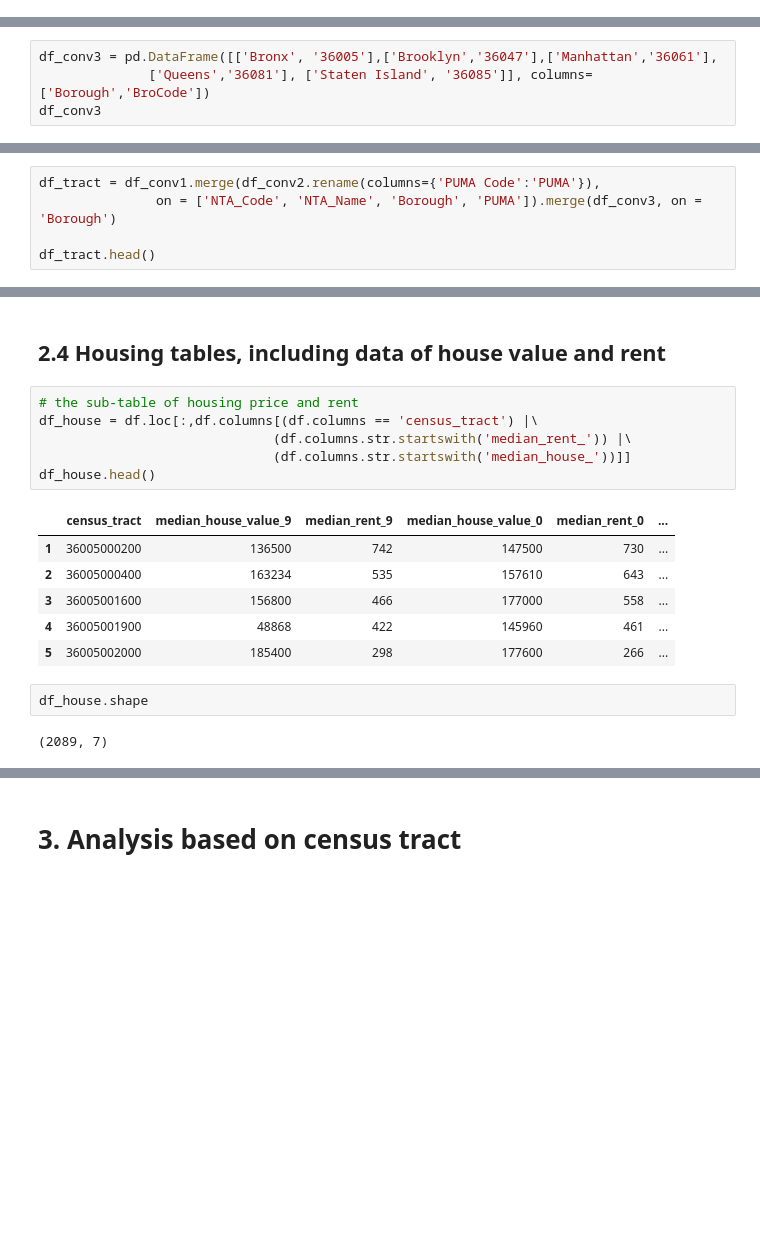
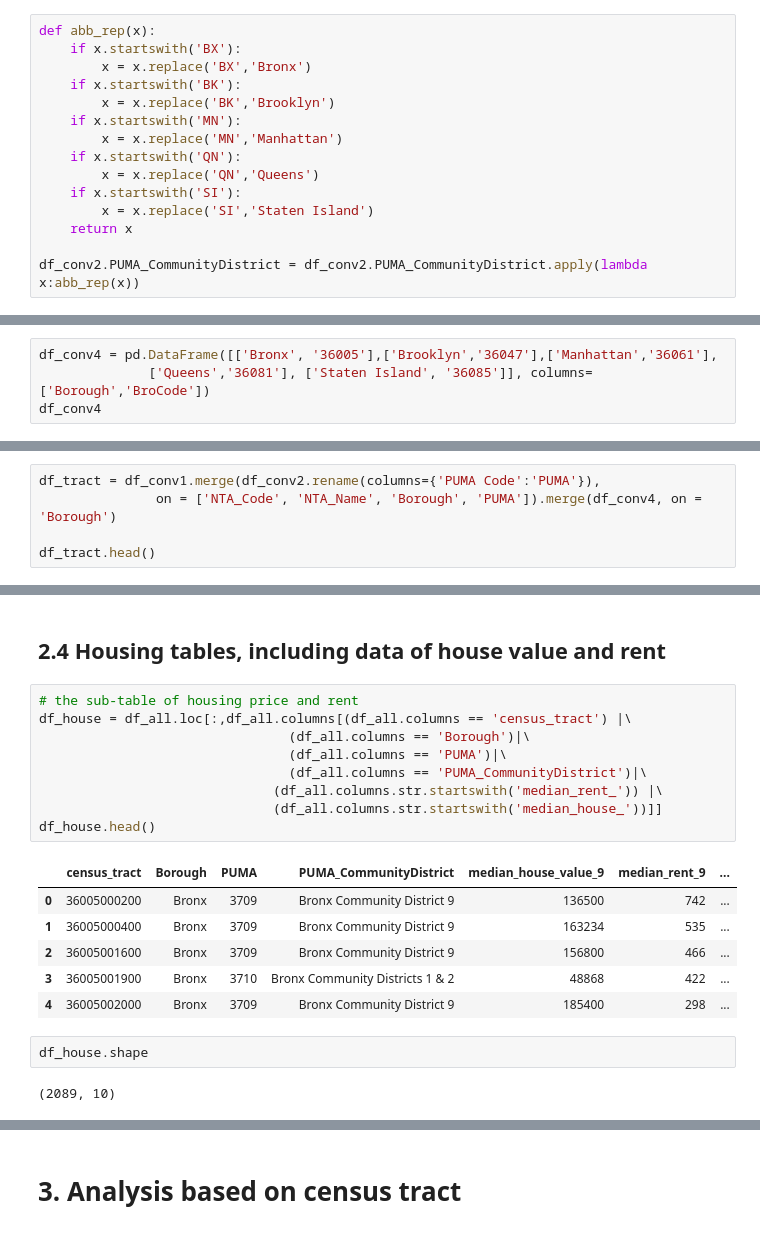
Before and after one commit to picniclin/NYC_yl5240, a Jupyter notebook: NYC_housing_and_income.ipynb, the cells around one changed output, grey strips where cells are left out. Saved outputs shown, nothing was run; the diff lists cells and outputs as text; blank space fills up the shorter version.

```diff
--- a/NYC_housing_and_income.ipynb
+++ b/NYC_housing_and_income.ipynb
@@ -175,0 +202,15 @@ len(df_conv1), len(df_conv2)
+# %%
+def abb_rep(x):
+    if x.startswith('BX'):
+        x = x.replace('BX','Bronx')
+    if x.startswith('BK'):
+        x = x.replace('BK','Brooklyn')
+    if x.startswith('MN'):
+        x = x.replace('MN','Manhattan')
+    if x.startswith('QN'):
+        x = x.replace('QN','Queens')
+    if x.startswith('SI'):
+        x = x.replace('SI','Staten Island')
+    return x
+
+df_conv2.PUMA_CommunityDistrict = df_conv2.PUMA_CommunityDistrict.apply(lambda x:abb_rep(x))
@@ -198,7 +246,7 @@ df_PUMA
 # %%
-df_conv3 = pd.DataFrame([['Bronx', '36005'],['Brooklyn','36047'],['Manhattan','36061'],
+df_conv4 = pd.DataFrame([['Bronx', '36005'],['Brooklyn','36047'],['Manhattan','36061'],
               ['Queens','36081'], ['Staten Island', '36085']], columns=['Borough','BroCode'])
-df_conv3
+df_conv4
 # %% [output]
 |  | Borough | BroCode |
 | 0 | Bronx | 36005 |
@@ -208,7 +256,7 @@ df_conv3
 | 4 | Staten Island | 36085 |
 # %%
 df_tract = df_conv1.merge(df_conv2.rename(columns={'PUMA Code':'PUMA'}),
-               on = ['NTA_Code', 'NTA_Name', 'Borough', 'PUMA']).merge(df_conv3, on = 'Borough')
+               on = ['NTA_Code', 'NTA_Name', 'Borough', 'PUMA']).merge(df_conv4, on = 'Borough')
 
 df_tract.head()
 # %% [output]
@@ -411,21 +471,24 @@ df_family_income_1990.head()
 ## 2.4 Housing tables, including data of house value and rent
 # %%
 # the sub-table of housing price and rent
-df_house = df.loc[:,df.columns[(df.columns == 'census_tract') |\
-                              (df.columns.str.startswith('median_rent_')) |\
-                              (df.columns.str.startswith('median_house_'))]]
+df_house = df_all.loc[:,df_all.columns[(df_all.columns == 'census_tract') |\
+                                (df_all.columns == 'Borough')|\
+                                (df_all.columns == 'PUMA')|\
+                                (df_all.columns == 'PUMA_CommunityDistrict')|\
+                              (df_all.columns.str.startswith('median_rent_')) |\
+                              (df_all.columns.str.startswith('median_house_'))]]
 df_house.head()
 # %% [output]
-|  | census_tract | median_house_value_9 | median_rent_9 | median_house_value_0 | median_rent_0 | ... |
-| 1 | 36005000200 | 136500 | 742 | 147500 | 730 | ... |
-| 2 | 36005000400 | 163234 | 535 | 157610 | 643 | ... |
-| 3 | 36005001600 | 156800 | 466 | 177000 | 558 | ... |
-| 4 | 36005001900 | 48868 | 422 | 145960 | 461 | ... |
-| 5 | 36005002000 | 185400 | 298 | 177600 | 266 | ... |
+|  | census_tract | Borough | PUMA | PUMA_CommunityDistrict | median_house_value_9 | median_rent_9 | ... |
+| 0 | 36005000200 | Bronx | 3709 | Bronx Community District 9 | 136500 | 742 | ... |
+| 1 | 36005000400 | Bronx | 3709 | Bronx Community District 9 | 163234 | 535 | ... |
+| 2 | 36005001600 | Bronx | 3709 | Bronx Community District 9 | 156800 | 466 | ... |
+| 3 | 36005001900 | Bronx | 3710 | Bronx Community Districts 1 & 2 | 48868 | 422 | ... |
+| 4 | 36005002000 | Bronx | 3709 | Bronx Community District 9 | 185400 | 298 | ... |
 # %%
 df_house.shape
 # %% [output]
-(2089, 7)
+(2089, 10)
 # %%
 df_house.describe()
 # %% [output]
```
Also changed, not shown: parts of 125 cells of this notebook.
